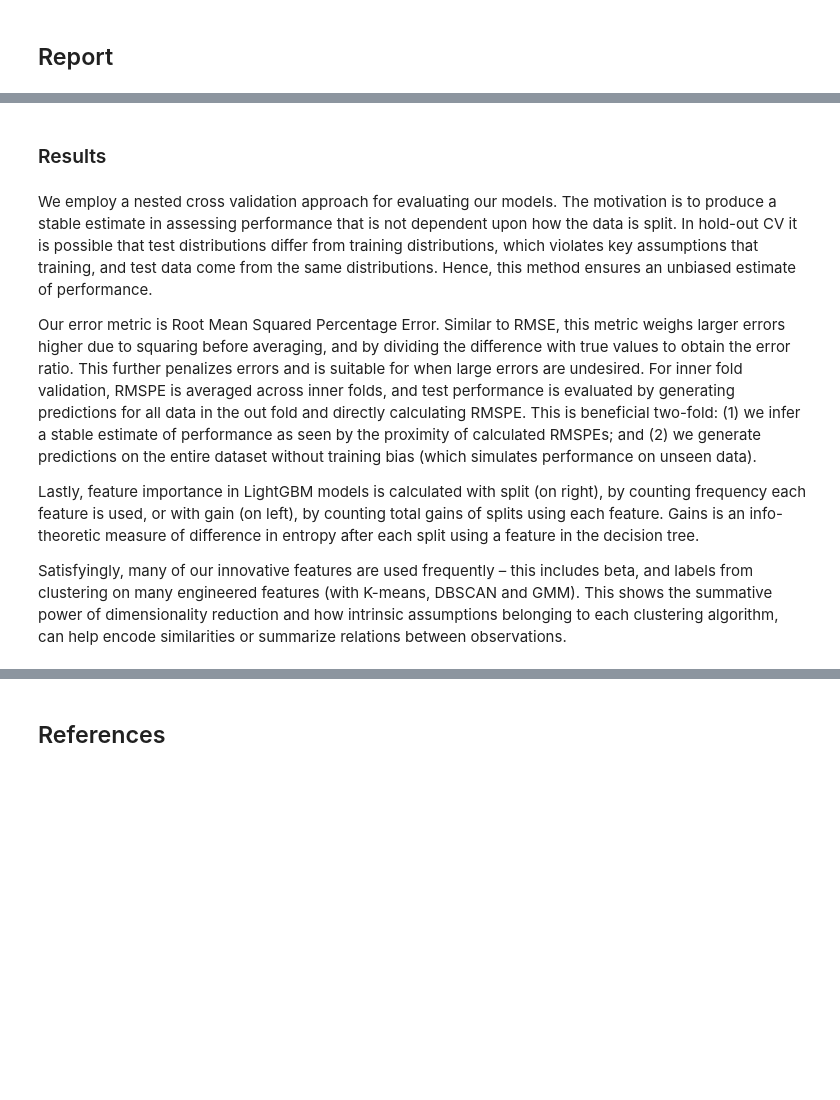
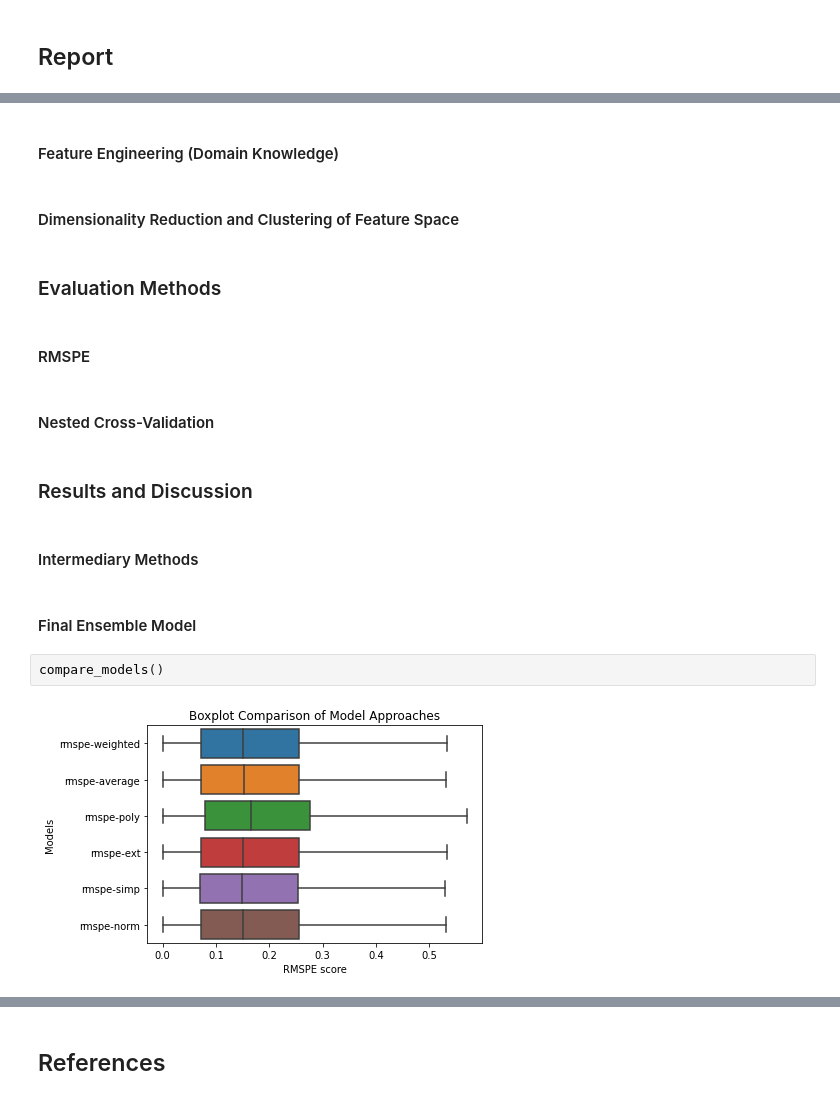
Before and after one commit to numanfr/DATA_project, a Jupyter notebook: Optiver7/Report.ipynb, the cells around one changed output, grey strips where cells are left out. Drawn from its saved outputs; the diff is of its cells as text; blank space fills up the shorter version.

```diff
--- a/Optiver7/Report.ipynb
+++ b/Optiver7/Report.ipynb
@@ -42,10 +23,20 @@ We attempted to classify the time ids chronologically so that we could have more
+# %% [markdown]
+#### Feature Engineering (Domain Knowledge)
+# %% [markdown]
+#### Dimensionality Reduction and Clustering of Feature Space
+# %% [markdown]
+### Evaluation Methods
+# %% [markdown]
+#### RMSPE
+# %% [markdown]
+#### Nested Cross-Validation
 # %% [markdown]
-### Results
+### Results and Discussion
 # %% [markdown]
-We employ a nested cross validation approach for evaluating our models. The motivation is to produce a stable estimate in assessing performance that is not dependent upon how the data is split. In hold-out CV it is possible that test distributions differ from training distributions, which violates key assumptions that training, and test data come from the same distributions. Hence, this method ensures an unbiased estimate of performance.
-
-Our error metric is Root Mean Squared Percentage Error. Similar to RMSE, this metric weighs larger errors higher due to squaring before averaging, and by dividing the difference with true values to obtain the error ratio. This further penalizes errors and is suitable for when large errors are undesired. For inner fold validation, RMSPE is averaged across inner folds, and test performance is evaluated by generating predictions for all data in the out fold and directly calculating RMSPE. This is beneficial two-fold: (1) we infer a stable estimate of performance as seen by the proximity of calculated RMSPEs; and (2) we generate predictions on the entire dataset without training bias (which simulates performance on unseen data).
-
-Lastly, feature importance in LightGBM models is calculated with split (on right), by counting frequency each feature is used, or with gain (on left), by counting total gains of splits using each feature. Gains is an info-theoretic measure of difference in entropy after each split using a feature in the decision tree.
-
-Satisfyingly, many of our innovative features are used frequently – this includes beta, and labels from clustering on many engineered features (with K-means, DBSCAN and GMM). This shows the summative power of dimensionality reduction and how intrinsic assumptions belonging to each clustering algorithm, can help encode similarities or summarize relations between observations.
+#### Intermediary Methods
+# %% [markdown]
+#### Final Ensemble Model
+# %%
+compare_models()
+# %% [output]
+[figure, added]
```
Also changed, not shown: parts of 17 cells of this notebook, 6 other files.
